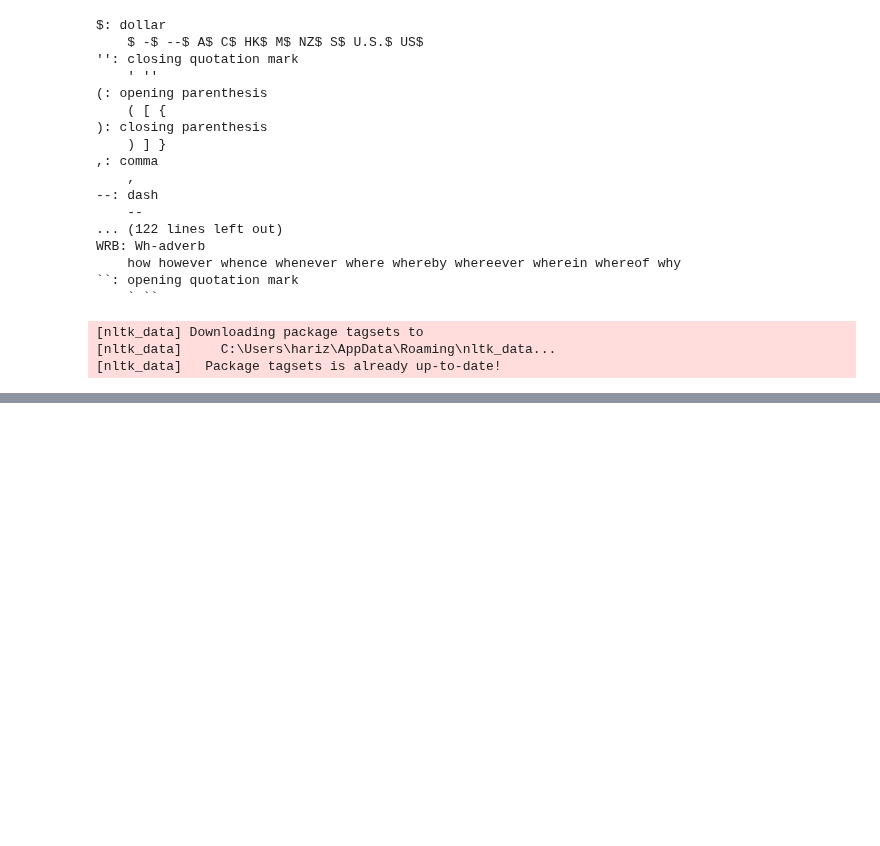
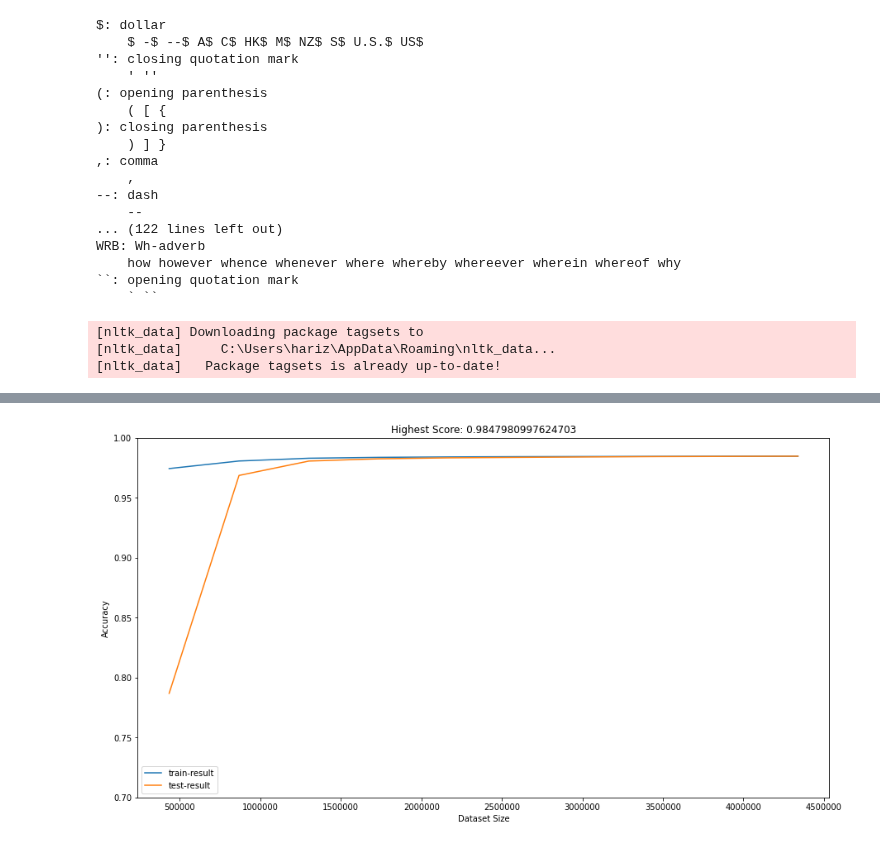
Before and after one commit to harizjet/SubjectSentimentModelling, a Jupyter notebook: basic_exploring/exploring1.ipynb, the cells around one changed output, grey strips where cells are left out. Saved outputs shown, nothing was run; the diff lists cells and outputs as text; code cells hidden in the pictures; blank space fills up the shorter version.

```diff
--- a/basic_exploring/exploring1.ipynb
+++ b/basic_exploring/exploring1.ipynb
@@ -518,0 +712,5 @@ lemmatization(dfdataTrain[dfdataTrain.countSentences == dfdataTrain['countSenten
+# %%
+dfdataTrainExp, _ = train_test_split(dfdataTrain, train_size=0.1, stratify=dfdataTrain['overall'])
+# %%
+def extractFeaturesAndTarget_1(data: pd.DataFrame) -> (np.array, np.array):
+    return feature_tfidfUniBi(data['reviewText']), data['overall'].to_numpy()
@@ -518,0 +721,4 @@ lemmatization(dfdataTrain[dfdataTrain.countSentences == dfdataTrain['countSenten
+# %%
+data1 = dfdataTrainExp.copy()
+data1['reviewText'] = data1.reviewText.apply(lambda x: pipeProcess_1(x))
+data1.head()
@@ -518,0 +732,7 @@ lemmatization(dfdataTrain[dfdataTrain.countSentences == dfdataTrain['countSenten
+# %%
+xArr, yArr = extractFeaturesAndTarget_1(data1)
+result = loop_testing(svm_model, 10, xArr, yArr)
+# %%
+visualized_loopTesting(result)
+# %% [output]
+[figure, added]
```
Also changed, not shown: parts of 110 cells of this notebook, 2 other files.
